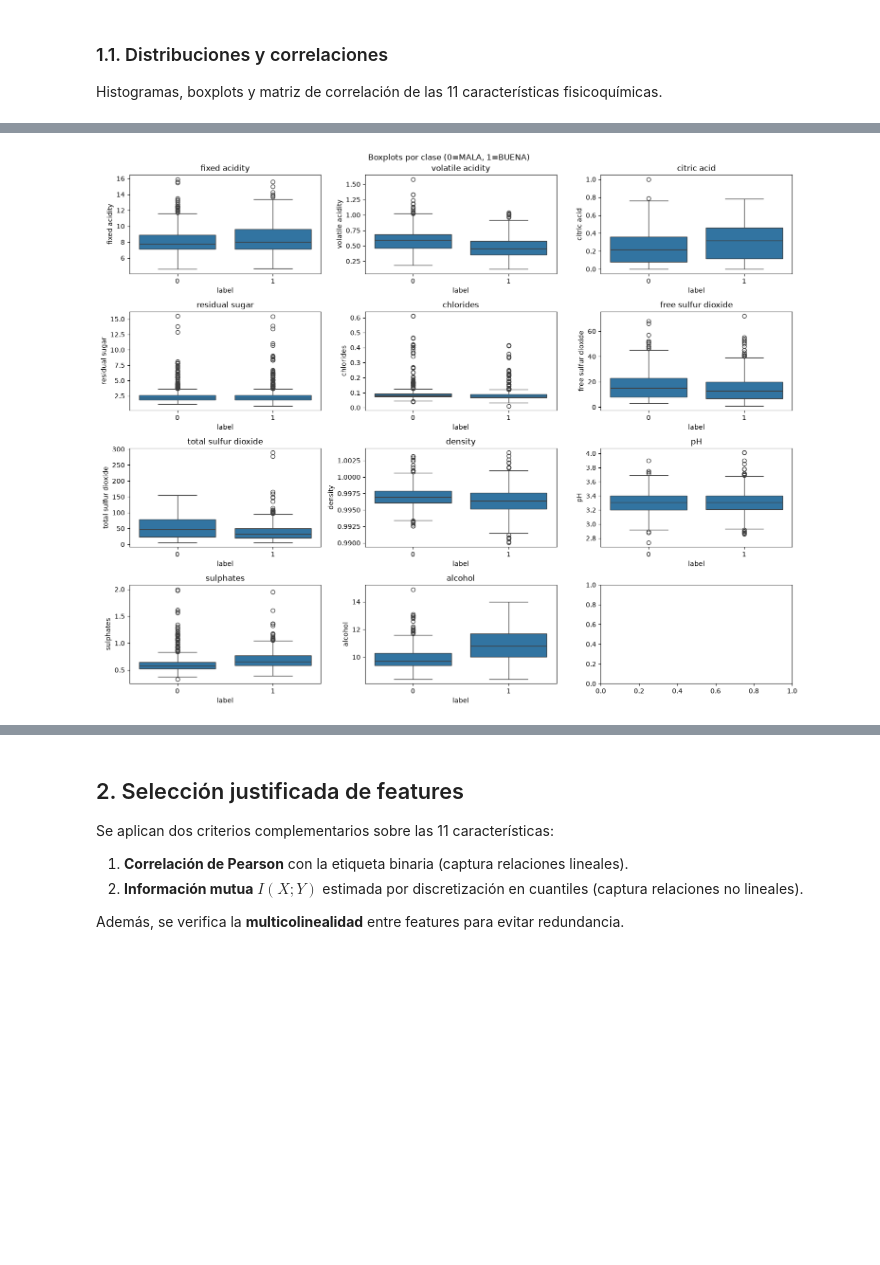
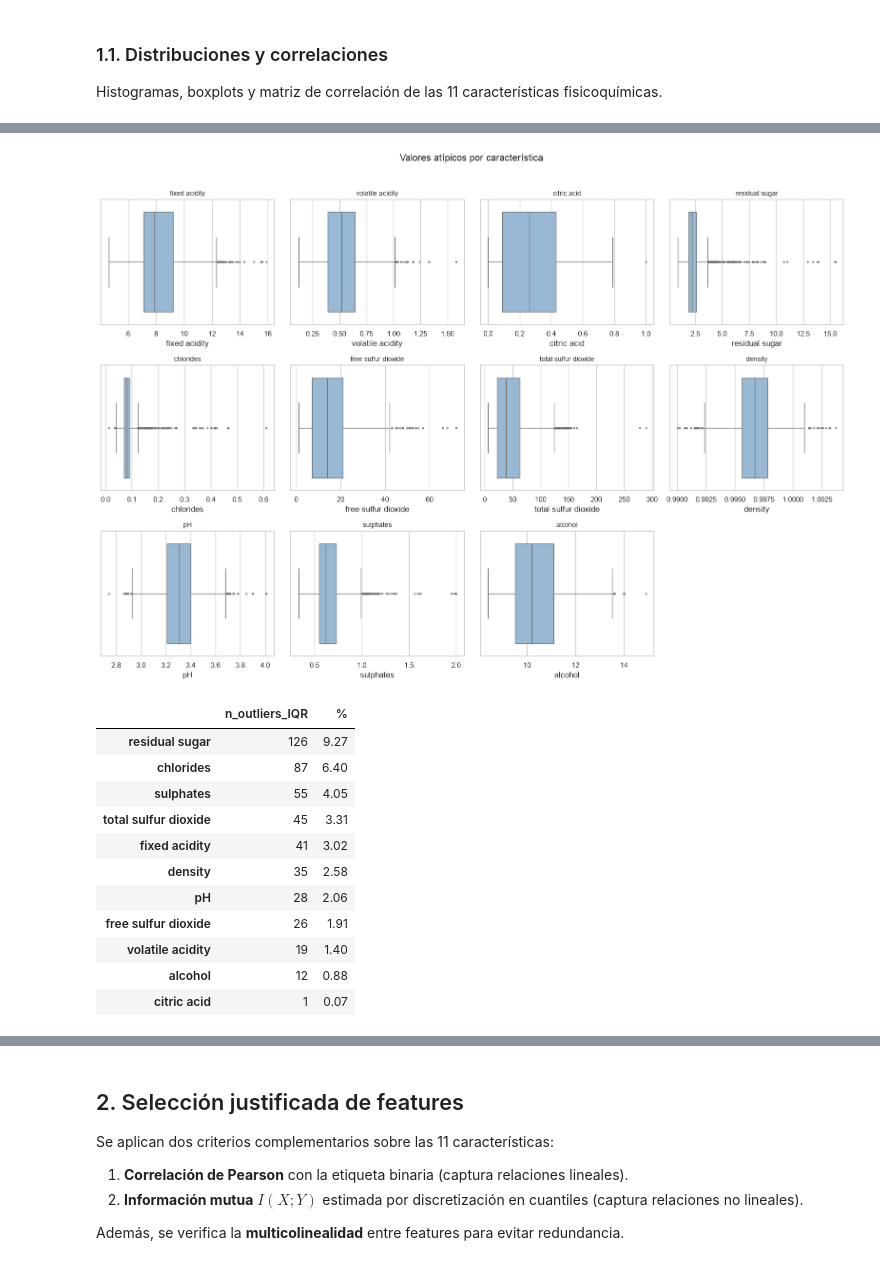
Before and after one commit to danimendez12/Tarea_IA_Logistic_Regression, a Jupyter notebook: notebook/tarea_logistica.ipynb, the cells around one changed output, grey strips where cells are left out. Saved outputs shown, nothing was run; the diff lists cells and outputs as text; code cells hidden in the pictures; blank space fills up the shorter version.

```diff
--- a/notebook/tarea_logistica.ipynb
+++ b/notebook/tarea_logistica.ipynb
@@ -101,0 +190,6 @@ Name: proportion, dtype: float64
+# %%
+df["target"] = (df["quality"] >= THRESHOLD).astype(int)   # 1 = BUENA, 0 = MALA
+raw_features = [c for c in df.columns if c not in ("quality", "target")]
+print("Predictoras candidatas:", raw_features)
+print(df["target"].value_counts().rename({0: "MALA", 1: "BUENA"}))
+print(f"Proporción BUENA: {df.target.mean():.3f}")
@@ -116,12 +244,37 @@ plt.show()
 # %%
-fig, axes = plt.subplots(4, 3, figsize=(15, 12))
-axes = axes.flatten()
-for i, col in enumerate(features_all):
-    sns.boxplot(x='label', y=col, data=df, ax=axes[i])
-    axes[i].set_title(col)
-plt.suptitle("Boxplots por clase (0=MALA, 1=BUENA)")
+fig, axes = plt.subplots(3, 4, figsize=(16, 11))
+axes = axes.ravel()
+for axis, feature in zip(axes, features_all):
+    sns.boxplot(x=df[feature], ax=axis, color="#8FB8DE", fliersize=2)
+    axis.set_title(feature, fontsize=10)
+for axis in axes[len(features_all):]:
+    axis.axis("off")
+plt.suptitle("Valores atípicos por característica", y=1.02)
 plt.tight_layout()
 plt.savefig(os.path.join(FIG_DIR, "boxplots.png"), dpi=120)
 plt.show()
+
+q1 = df[features_all].quantile(0.25)
+q3 = df[features_all].quantile(0.75)
+iqr = q3 - q1
+outlier_count = ((df[features_all] < q1 - 1.5 * iqr) |
+                 (df[features_all] > q3 + 1.5 * iqr)).sum()
+outlier_table = pd.DataFrame({
+    "n_outliers_IQR": outlier_count,
+    "%": (outlier_count / len(df) * 100).round(2),
+}).sort_values("%", ascending=False)
+display(outlier_table)
 # %% [output]
-[figure, old version]
+[figure, new version]
+|  | n_outliers_IQR | % |
+| residual sugar | 126 | 9.27 |
+| chlorides | 87 | 6.40 |
+| sulphates | 55 | 4.05 |
+| total sulfur dioxide | 45 | 3.31 |
+| fixed acidity | 41 | 3.02 |
+| density | 35 | 2.58 |
+| pH | 28 | 2.06 |
+| free sulfur dioxide | 26 | 1.91 |
+| volatile acidity | 19 | 1.40 |
+| alcohol | 12 | 0.88 |
+| citric acid | 1 | 0.07 |
```
Also changed, not shown: parts of 28 cells of this notebook, 17 other files.
